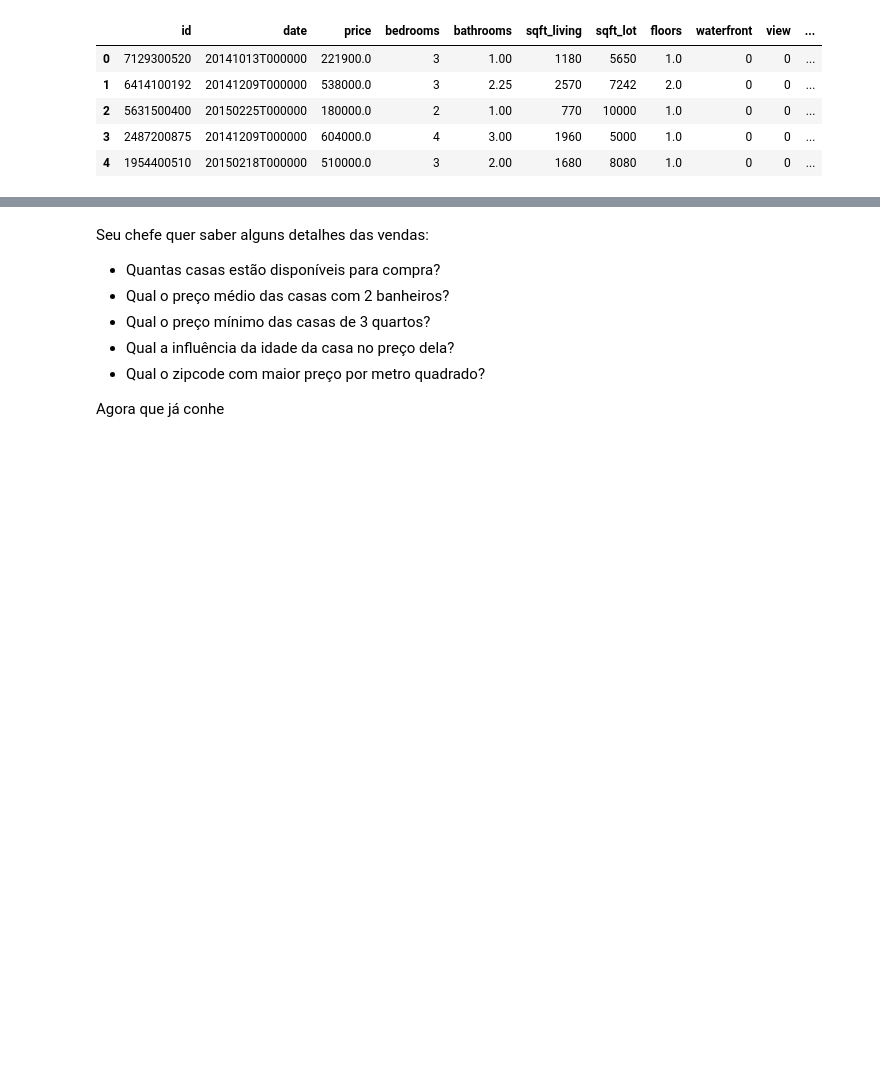
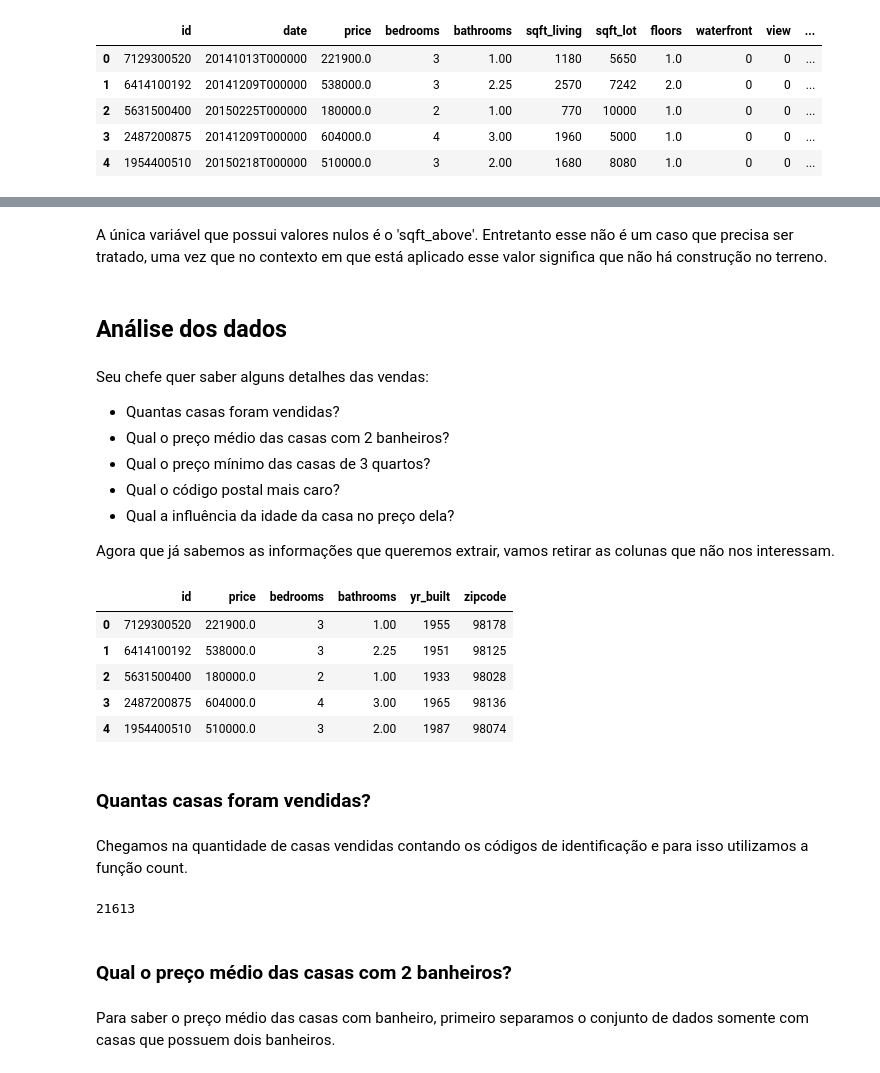
Before and after one commit to AmandaSouzaMachado/House-price-prediction, a Jupyter notebook: House-prediction.ipynb, the cells around one changed output, grey strips where cells are left out. Saved outputs shown, nothing was run; the diff lists cells and outputs as text; code cells hidden in the pictures; blank space fills up the shorter version.

```diff
--- a/House-prediction.ipynb
+++ b/House-prediction.ipynb
@@ -55,9 +126,35 @@ dados.describe()
+# %% [markdown]
+A única variável que possui valores nulos é o 'sqft_above'. Entretanto esse não é um caso que precisa ser tratado, uma vez que no contexto em que está aplicado esse valor significa que não há construção no terreno.
+# %% [markdown]
+## Análise dos dados
 # %% [markdown]
 Seu chefe quer saber alguns detalhes das vendas:
-   - Quantas casas estão disponíveis para compra?
+   - Quantas casas foram vendidas?
    - Qual o preço médio das casas com 2 banheiros?
    - Qual o preço mínimo das casas de 3 quartos?
+   - Qual o código postal mais caro?
    - Qual a influência da idade da casa no preço dela?
-   - Qual o zipcode com maior preço por metro quadrado?
 
-Agora que já conhe
+Agora que já sabemos as informações que queremos extrair, vamos retirar as colunas que não nos interessam.
+# %%
+dados_split = dados[['id', 'price', 'bedrooms', 'bathrooms', 'yr_built', 'zipcode']]
+dados_split.head()
+# %% [output]
+|  | id | price | bedrooms | bathrooms | yr_built | zipcode |
+| 0 | 7129300520 | 221900.0 | 3 | 1.00 | 1955 | 98178 |
+| 1 | 6414100192 | 538000.0 | 3 | 2.25 | 1951 | 98125 |
+| 2 | 5631500400 | 180000.0 | 2 | 1.00 | 1933 | 98028 |
+| 3 | 2487200875 | 604000.0 | 4 | 3.00 | 1965 | 98136 |
+| 4 | 1954400510 | 510000.0 | 3 | 2.00 | 1987 | 98074 |
+# %% [markdown]
+### Quantas casas foram vendidas?
+# %% [markdown]
+Chegamos na quantidade de casas vendidas contando os códigos de identificação e para isso utilizamos a função count.
+# %%
+dados_split.id.count()
+# %% [output]
+21613
+# %% [markdown]
+### Qual o preço médio das casas com 2 banheiros?
+# %% [markdown]
+Para saber o preço médio das casas com banheiro, primeiro separamos o conjunto de dados somente com casas que possuem dois banheiros.
```
Also changed, not shown: parts of 36 cells of this notebook.
